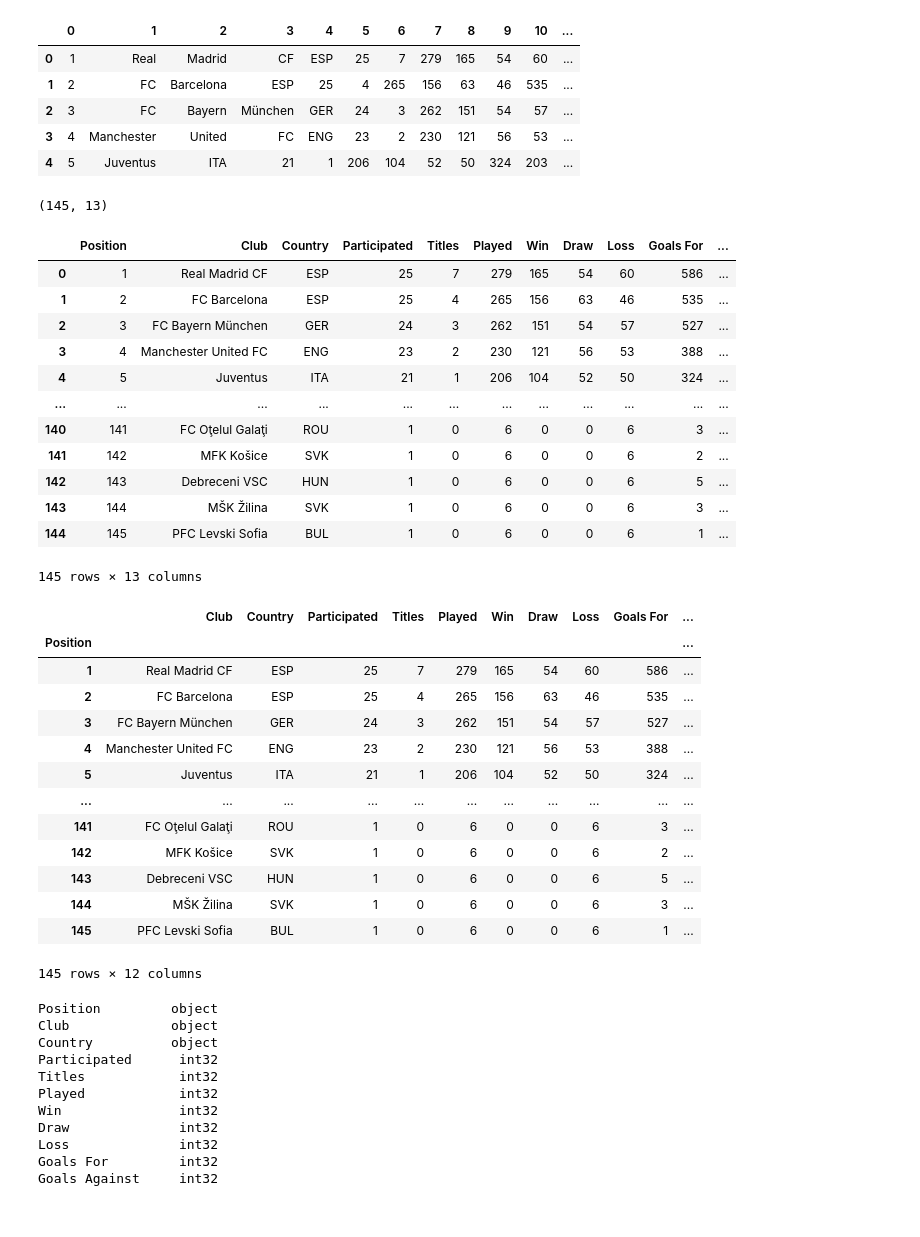
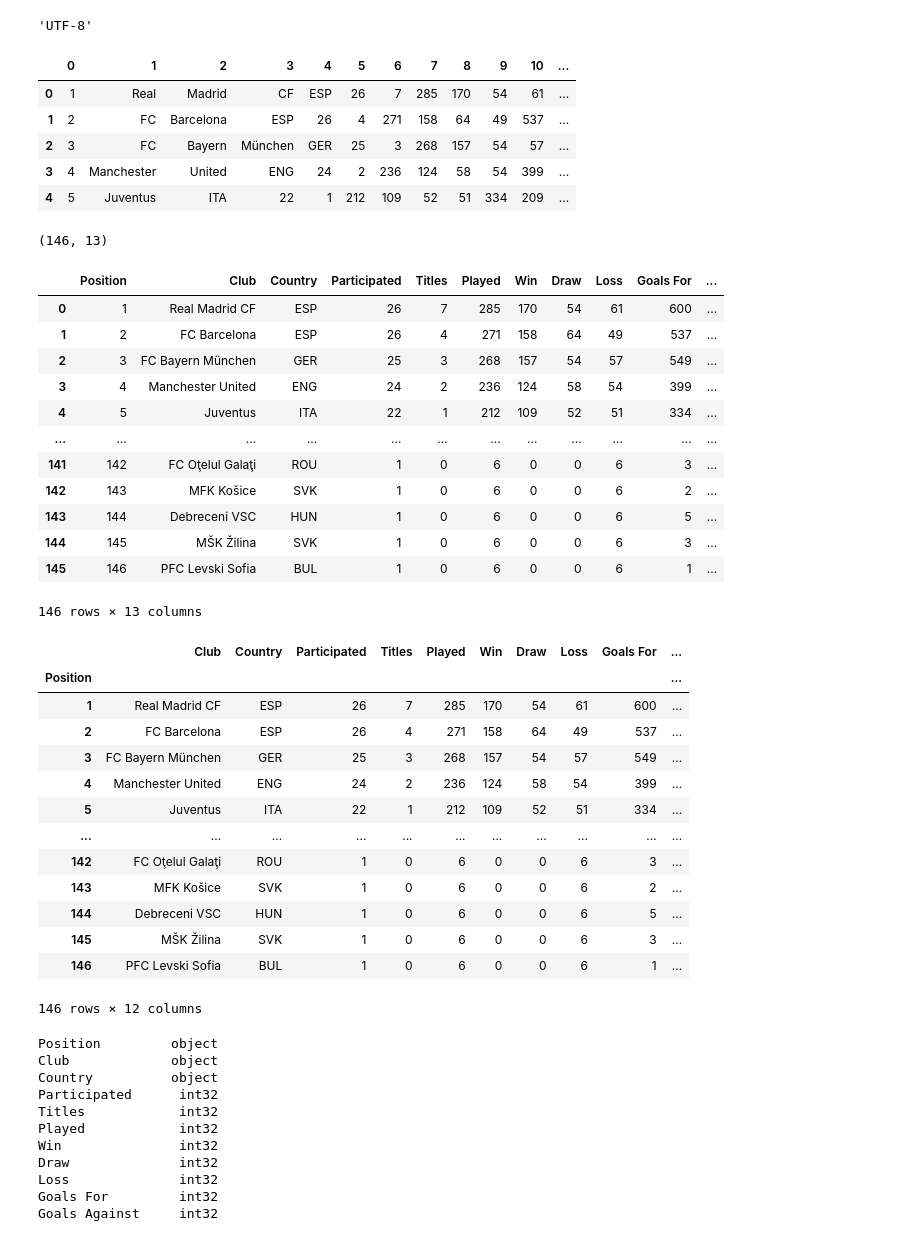
Before and after one commit to basharnaji/UEFAChampionsLeagueStats, a Jupyter notebook: data-generation/Champions League Data Creation.ipynb, the cells around one changed output. Saved outputs shown, nothing was run; the diff lists cells and outputs as text; code cells hidden in the pictures.

```diff
--- a/data-generation/Champions League Data Creation.ipynb
+++ b/data-generation/Champions League Data Creation.ipynb
@@ -5,19 +6,23 @@ import re, os
+# %%
+sys.stdout.encoding
+# %% [output]
+'UTF-8'
 # %%
-path = 'data'
+path = '../data-output'
 try:
     os.mkdir(path)
 except OSError as error:
     pass
 
-raw_data = pd.read_csv("Clubs.csv", header=None)
+raw_data = pd.read_csv("./raw-data/clubs.csv",  header=None)
 raw_data.head()
 # %% [output]
 |  | 0 | 1 | 2 | 3 | 4 | 5 | 6 | 7 | 8 | 9 | 10 | ... |
-| 0 | 1 | Real | Madrid | CF | ESP | 25 | 7 | 279 | 165 | 54 | 60 | ... |
-| 1 | 2 | FC | Barcelona | ESP | 25 | 4 | 265 | 156 | 63 | 46 | 535 | ... |
-| 2 | 3 | FC | Bayern | München | GER | 24 | 3 | 262 | 151 | 54 | 57 | ... |
-| 3 | 4 | Manchester | United | FC | ENG | 23 | 2 | 230 | 121 | 56 | 53 | ... |
-| 4 | 5 | Juventus | ITA | 21 | 1 | 206 | 104 | 52 | 50 | 324 | 203 | ... |
+| 0 | 1 | Real | Madrid | CF | ESP | 26 | 7 | 285 | 170 | 54 | 61 | ... |
+| 1 | 2 | FC | Barcelona | ESP | 26 | 4 | 271 | 158 | 64 | 49 | 537 | ... |
+| 2 | 3 | FC | Bayern | München | GER | 25 | 3 | 268 | 157 | 54 | 57 | ... |
+| 3 | 4 | Manchester | United | ENG | 24 | 2 | 236 | 124 | 58 | 54 | 399 | ... |
+| 4 | 5 | Juventus | ITA | 22 | 1 | 212 | 109 | 52 | 51 | 334 | 209 | ... |
 # %%
 formatted_data = pd.DataFrame(columns = ['Position','Club','Country','Participated',
                                          'Titles','Played','Win','Draw','Loss','Goals For',
@@ -58,21 +63,21 @@ for index, record in raw_data.iterrows():
 # %%
 formatted_data.shape
 # %% [output]
-(145, 13)
+(146, 13)
 # %%
 formatted_data
 # %% [output]
 |  | Position | Club | Country | Participated | Titles | Played | Win | Draw | Loss | Goals For | ... |
-| 0 | 1 | Real Madrid CF | ESP | 25 | 7 | 279 | 165 | 54 | 60 | 586 | ... |
-| 1 | 2 | FC Barcelona | ESP | 25 | 4 | 265 | 156 | 63 | 46 | 535 | ... |
-| 2 | 3 | FC Bayern München | GER | 24 | 3 | 262 | 151 | 54 | 57 | 527 | ... |
-| 3 | 4 | Manchester United FC | ENG | 23 | 2 | 230 | 121 | 56 | 53 | 388 | ... |
-| 4 | 5 | Juventus | ITA | 21 | 1 | 206 | 104 | 52 | 50 | 324 | ... |
+| 0 | 1 | Real Madrid CF | ESP | 26 | 7 | 285 | 170 | 54 | 61 | 600 | ... |
+| 1 | 2 | FC Barcelona | ESP | 26 | 4 | 271 | 158 | 64 | 49 | 537 | ... |
+| 2 | 3 | FC Bayern München | GER | 25 | 3 | 268 | 157 | 54 | 57 | 549 | ... |
+| 3 | 4 | Manchester United | ENG | 24 | 2 | 236 | 124 | 58 | 54 | 399 | ... |
+| 4 | 5 | Juventus | ITA | 22 | 1 | 212 | 109 | 52 | 51 | 334 | ... |
 | ... | ... | ... | ... | ... | ... | ... | ... | ... | ... | ... | ... |
-| 140 | 141 | FC Oţelul Galaţi | ROU | 1 | 0 | 6 | 0 | 0 | 6 | 3 | ... |
-| 141 | 142 | MFK Košice | SVK | 1 | 0 | 6 | 0 | 0 | 6 | 2 | ... |
-| 142 | 143 | Debreceni VSC | HUN | 1 | 0 | 6 | 0 | 0 | 6 | 5 | ... |
-| 143 | 144 | MŠK Žilina | SVK | 1 | 0 | 6 | 0 | 0 | 6 | 3 | ... |
-| 144 | 145 | PFC Levski Sofia | BUL | 1 | 0 | 6 | 0 | 0 | 6 | 1 | ... |
+| 141 | 142 | FC Oţelul Galaţi | ROU | 1 | 0 | 6 | 0 | 0 | 6 | 3 | ... |
+| 142 | 143 | MFK Košice | SVK | 1 | 0 | 6 | 0 | 0 | 6 | 2 | ... |
+| 143 | 144 | Debreceni VSC | HUN | 1 | 0 | 6 | 0 | 0 | 6 | 5 | ... |
+| 144 | 145 | MŠK Žilina | SVK | 1 | 0 | 6 | 0 | 0 | 6 | 3 | ... |
+| 145 | 146 | PFC Levski Sofia | BUL | 1 | 0 | 6 | 0 | 0 | 6 | 1 | ... |
-145 rows × 13 columns
+146 rows × 13 columns
 # %%
@@ -83,18 +88,18 @@ formatted_data.set_index(["Position"])
 # %% [output]
 |  | Club | Country | Participated | Titles | Played | Win | Draw | Loss | Goals For | ... |
 | Position |  |  |  |  |  |  |  |  |  | ... |
-| 1 | Real Madrid CF | ESP | 25 | 7 | 279 | 165 | 54 | 60 | 586 | ... |
-| 2 | FC Barcelona | ESP | 25 | 4 | 265 | 156 | 63 | 46 | 535 | ... |
-| 3 | FC Bayern München | GER | 24 | 3 | 262 | 151 | 54 | 57 | 527 | ... |
-| 4 | Manchester United FC | ENG | 23 | 2 | 230 | 121 | 56 | 53 | 388 | ... |
-| 5 | Juventus | ITA | 21 | 1 | 206 | 104 | 52 | 50 | 324 | ... |
+| 1 | Real Madrid CF | ESP | 26 | 7 | 285 | 170 | 54 | 61 | 600 | ... |
+| 2 | FC Barcelona | ESP | 26 | 4 | 271 | 158 | 64 | 49 | 537 | ... |
+| 3 | FC Bayern München | GER | 25 | 3 | 268 | 157 | 54 | 57 | 549 | ... |
+| 4 | Manchester United | ENG | 24 | 2 | 236 | 124 | 58 | 54 | 399 | ... |
+| 5 | Juventus | ITA | 22 | 1 | 212 | 109 | 52 | 51 | 334 | ... |
 | ... | ... | ... | ... | ... | ... | ... | ... | ... | ... | ... |
-| 141 | FC Oţelul Galaţi | ROU | 1 | 0 | 6 | 0 | 0 | 6 | 3 | ... |
-| 142 | MFK Košice | SVK | 1 | 0 | 6 | 0 | 0 | 6 | 2 | ... |
-| 143 | Debreceni VSC | HUN | 1 | 0 | 6 | 0 | 0 | 6 | 5 | ... |
-| 144 | MŠK Žilina | SVK | 1 | 0 | 6 | 0 | 0 | 6 | 3 | ... |
-| 145 | PFC Levski Sofia | BUL | 1 | 0 | 6 | 0 | 0 | 6 | 1 | ... |
+| 142 | FC Oţelul Galaţi | ROU | 1 | 0 | 6 | 0 | 0 | 6 | 3 | ... |
+| 143 | MFK Košice | SVK | 1 | 0 | 6 | 0 | 0 | 6 | 2 | ... |
+| 144 | Debreceni VSC | HUN | 1 | 0 | 6 | 0 | 0 | 6 | 5 | ... |
+| 145 | MŠK Žilina | SVK | 1 | 0 | 6 | 0 | 0 | 6 | 3 | ... |
+| 146 | PFC Levski Sofia | BUL | 1 | 0 | 6 | 0 | 0 | 6 | 1 | ... |
-145 rows × 12 columns
+146 rows × 12 columns
 # %%
 formatted_data = formatted_data.astype({'Participated':'int32', 'Titles':'int32', 'Played':'int32','Win':'int32',
                                         'Draw':'int32','Loss':'int32','Goals For':'int32', 'Goals Against':'int32',
```
Also changed, not shown: parts of 16 cells of this notebook.
